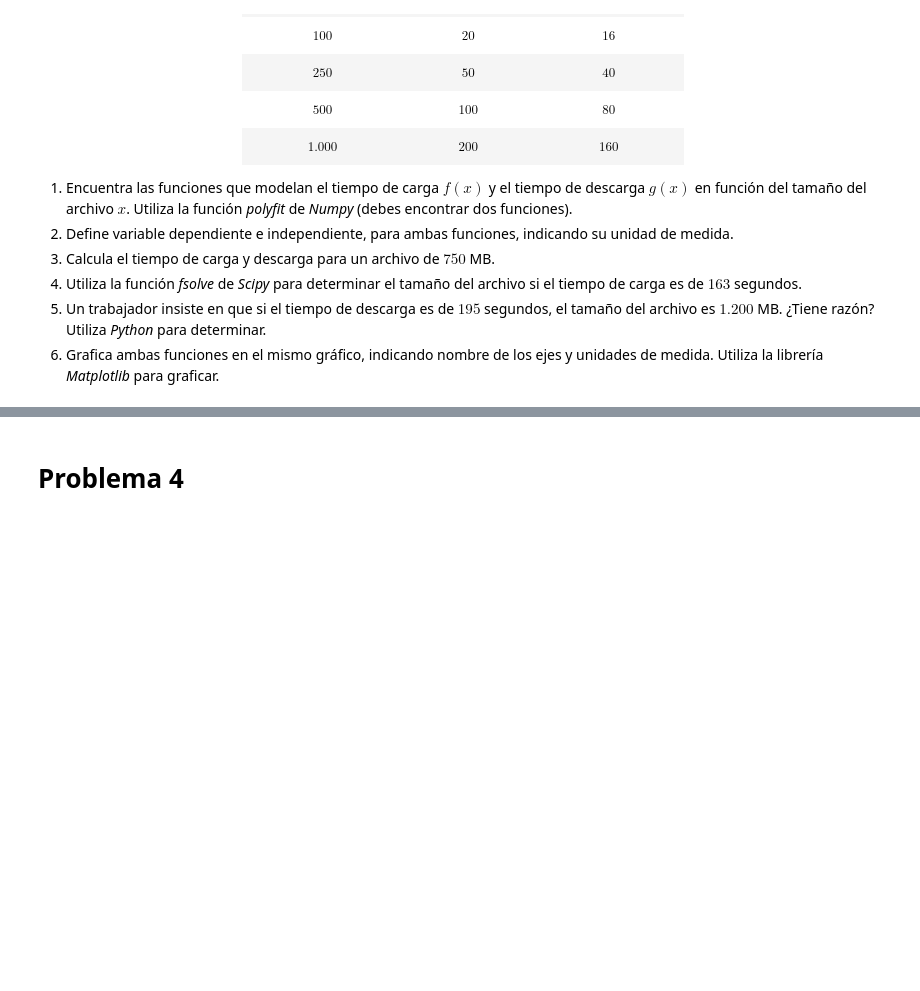
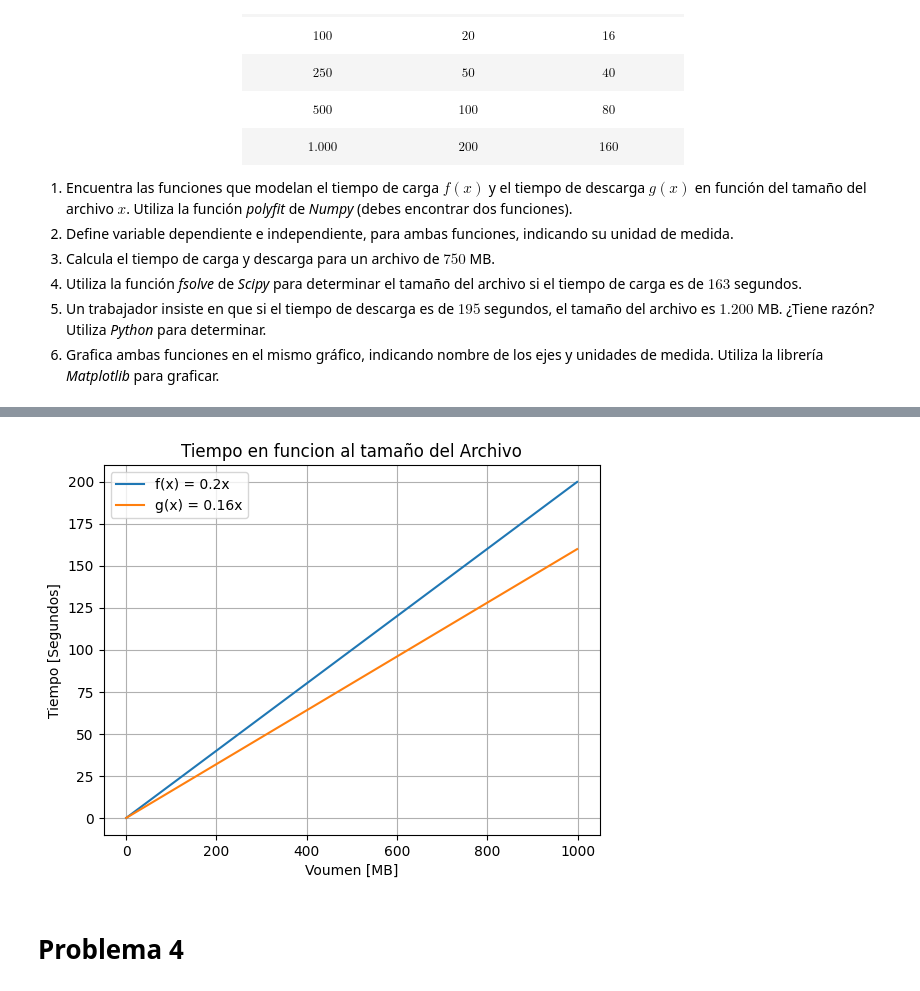
Before and after one commit to Gaboemi-Duoc/Ejercicios-DuocUC, a Jupyter notebook: Semestre 2/Matematicas Aplicadas/G2_Función_Lineal.ipynb, the cells around one changed output, grey strips where cells are left out. Drawn from its saved outputs; the diff is of its cells as text; code cells hidden in the pictures; blank space fills up the shorter version.

```diff
--- a/Semestre 2/Matematicas Aplicadas/G2_Función_Lineal.ipynb
+++ b/Semestre 2/Matematicas Aplicadas/G2_Función_Lineal.ipynb
@@ -181,40 +181,63 @@ Una empresa de tecnología quiere optimizar el tiempo de carga y descarga de arc
 5. Un trabajador insiste en que si el tiempo de descarga es de $195$ segundos, el tamaño del archivo es $1.200$ MB. ¿Tiene razón? Utiliza *Python* para determinar.
 6. Grafica ambas funciones en el mismo gráfico, indicando nombre de los ejes y unidades de medida. Utiliza la librería *Matplotlib* para graficar.
 # %%
-
-print(f'''2.
-La variable independiente seria el tamaño del archivo en MB
-La variable dependientes seria el tiempo de carga y de descarga
-	''')
-
 import numpy
 
 archivo = numpy.array([50 ,100, 250, 500, 1000])
 carga = numpy.array([10, 20, 50, 100, 200])
 descarga = numpy.array([8, 16, 40, 80, 160])
 
-pendienteX, interceptoX = numpy.polyfit(archivo, carga, 1)
-pendienteY, interceptoY = numpy.polyfit(archivo, descarga, 1)
-pendienteX = round(pendienteX,2)
-pendienteY = round(pendienteY,2)
-interceptoX = round(interceptoX,2)
-interceptoY = round(interceptoY,2)
+pendienteF, interceptoF = numpy.polyfit(archivo, carga, 1)
+pendienteG, interceptoG = numpy.polyfit(archivo, descarga, 1)
+pendienteF = round(pendienteF,2)
+pendienteG = round(pendienteG,2)
+interceptoF = round(interceptoF,2)
+interceptoG = round(interceptoG,2)
 
-print(f'2. \nLa funcion que relaciona la entrada de unidades con el tiempo de ejecucion es t(x) = {pendienteX}x \n')
 
-def t(x):
-	return pendiente * x + intercepto
+print(f'1. \nLa funcion que modela el tiempo de carga en funcion del tamaño de archivo es f(x) = {pendienteF}x \nY la funcion que modela el tiempo de descarga en funcion del tamaño del archivo es g(x) = {pendienteG}x')
 
-print(f'3. \nEl tiempo de ejecucion para 1500 elementos es de {t(1500)} milisegundos \n')
+
+print(f'''2.
+La variable independiente seria el tamaño del archivo en MB
+La variable dependientes seria el tiempo de carga y de descarga medido en Segundos
+	''')
+
+
+def f(x): # Carga
+	return pendienteF * x + interceptoF
+def g(x): # Descarga
+	return pendienteG * x + interceptoG
+
+print(f'3. \nEl tiempo de carga y de descarga para un archivo de 750 MB es de {f(750):.0f} segundos y {g(750):.0f} segundos respectivamente \n')
 
 from scipy.optimize import fsolve
 
-# para 50 ms
-def ms50F(x):
-	return pendiente * x + intercepto - 50
+# para 163 MB
+def f163mb(x):
+	return pendienteF * x + interceptoF - 163
+
+s = numpy.linspace(0,100,1)
+
+solution = fsolve(f163mb,s)
+print(f'4.\nEl tamaño de un archivo para un carga de 163 segundos es de {solution[0]:.0f} MB \n')
 
 
-t = numpy.linspace(0,100,1)
-solution = fsolve(ms50F,t)
-print(f'4.\nEl tamaño de entrada necesario para que el programa se ejecute en 50 ms es de {solution[0]:.2f} elementos')
+print(f'5.\nEl trabajador estaria equivocado, ya que un archivo con un peso de 1200 MB se demoraria {g(1200):.0f} segundos en descargar contrario a los 195 segundos afirmados por el trabajador \n')
+
+
+import matplotlib.pyplot as pyplot
+
+datos = numpy.arange(0,1000,1)
+
+pyplot.plot(datos, f(datos), label=f'f(x) = {pendienteF}x')
+pyplot.plot(datos, g(datos), label=f'g(x) = {pendienteG}x')
+pyplot.title('Tiempo en funcion al tamaño del Archivo')
+pyplot.xlabel('Voumen [MB]')
+pyplot.ylabel('Tiempo [Segundos]')
+pyplot.legend()
+pyplot.grid()
+
+print('6. ')
+pyplot.show()
 # %% [output]
@@ -233,3 +261,4 @@ El tamaño de entrada necesario para que el programa se ejecute en 50 ms es de 2
+[figure, added]
 # %% [markdown]
 # Problema 4
 # %% [markdown]
```
Also changed, not shown: parts of 6 cells of this notebook, 2 other files.
